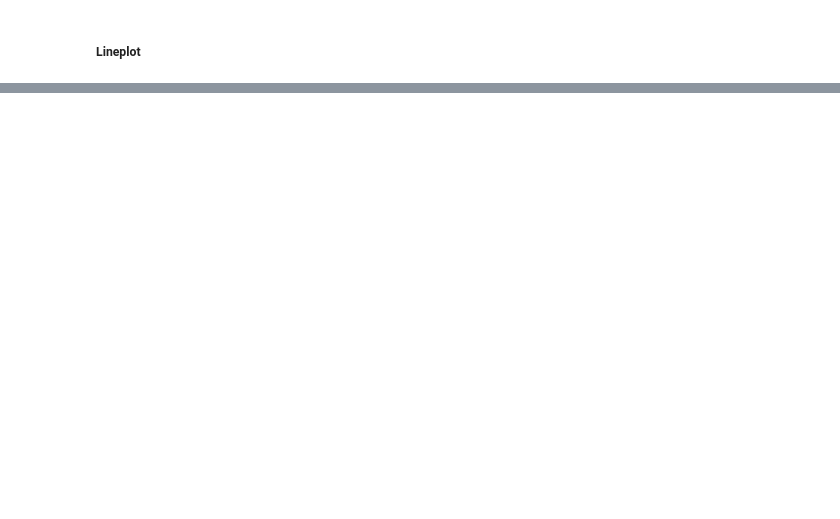
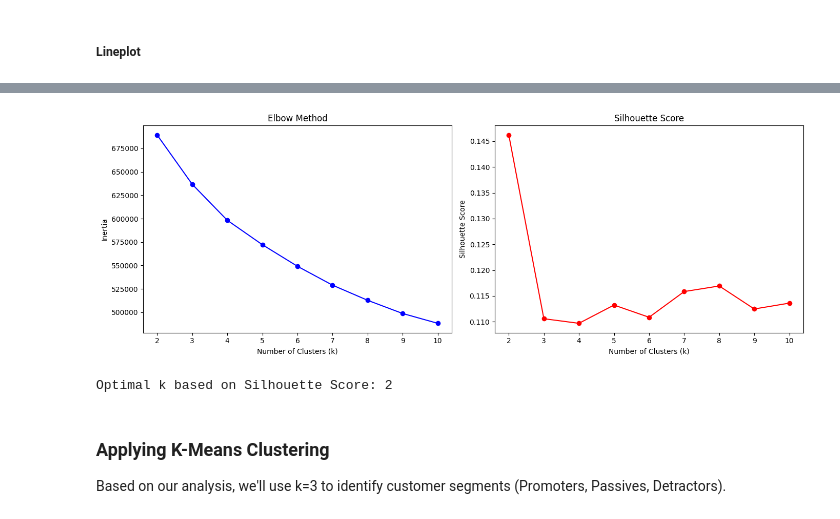
Before and after one commit to Ulyssem23/Business_data_science_final_project, a Jupyter notebook: Business_data_science_final_project.ipynb, the cells around one changed output, grey strips where cells are left out. Saved outputs shown, nothing was run; the diff lists cells and outputs as text; code cells hidden in the pictures; blank space fills up the shorter version.

Commit message:
clustering

```diff
--- a/Business_data_science_final_project.ipynb
+++ b/Business_data_science_final_project.ipynb
@@ -598,0 +605,7 @@ for (col1, col2), corr_value in strong_corr.items():
+# %%
+features_for_clustering = df.drop(columns=['satisfaction', 'ArrivalDelayinMinutes'])
+scaler = StandardScaler()
+X_scaled = scaler.fit_transform(features_for_clustering)
+
+print(f"Features: {list(features_for_clustering.columns)}")
+print(f"Shape: {X_scaled.shape}")
@@ -598,0 +625,15 @@ for (col1, col2), corr_value in strong_corr.items():
+# %%
+k_range = range(2, 11)
+inertias = []
+silhouette_scores = []
+
+np.random.seed(42)
+sample_idx = np.random.choice(len(X_scaled), size=40000, replace=False)
+X_sample = X_scaled[sample_idx]
+
+for k in k_range:
+    kmeans = KMeans(n_clusters=k, random_state=42, n_init=10)
+    kmeans.fit(X_sample)
+    inertias.append(kmeans.inertia_)
+    silhouette_scores.append(silhouette_score(X_sample, kmeans.labels_))
+    print(f"k={k}: Inertia={kmeans.inertia_:.0f}, Silhouette={silhouette_scores[-1]:.3f}")
@@ -598,0 +650,29 @@ for (col1, col2), corr_value in strong_corr.items():
+# %%
+# Plot Elbow Method and Silhouette Score
+fig, axes = plt.subplots(1, 2, figsize=(14, 5))
+
+# Elbow plot
+axes[0].plot(k_range, inertias, 'bo-')
+axes[0].set_xlabel('Number of Clusters (k)')
+axes[0].set_ylabel('Inertia')
+axes[0].set_title('Elbow Method')
+
+# Silhouette plot
+axes[1].plot(k_range, silhouette_scores, 'ro-')
+axes[1].set_xlabel('Number of Clusters (k)')
+axes[1].set_ylabel('Silhouette Score')
+axes[1].set_title('Silhouette Score')
+
+plt.tight_layout()
+plt.show()
+
+# Find optimal k based on silhouette
+optimal_k = k_range[np.argmax(silhouette_scores)]
+print(f"\nOptimal k based on Silhouette Score: {optimal_k}")
+# %% [output]
+[figure, added]
+Optimal k based on Silhouette Score: 2
+# %% [markdown]
+### Applying K-Means Clustering
+
+Based on our analysis, we'll use k=3 to identify customer segments (Promoters, Passives, Detractors).
```
Also changed, not shown: parts of 35 cells of this notebook.
